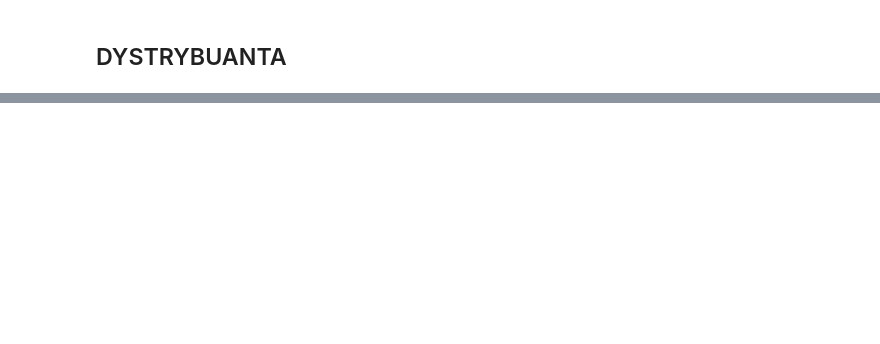
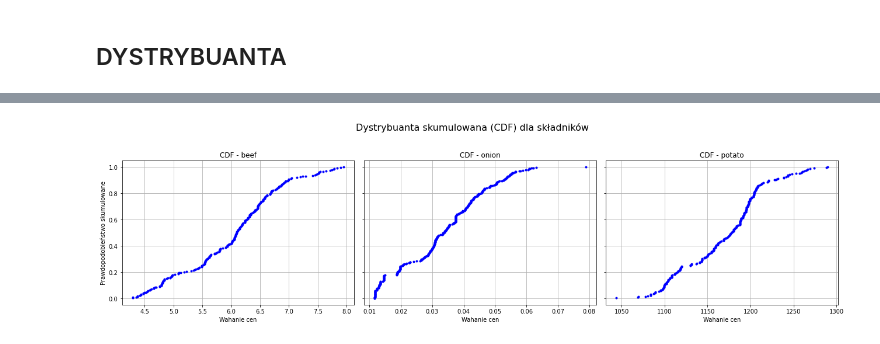
Before and after one commit to werpyr1003/Zarz-dzanie_ryzykiem_McDonald_Corporation, a Jupyter notebook: Projekt_2/Kody.ipynb, the cells around one changed output, grey strips where cells are left out. Saved outputs shown, nothing was run; the diff lists cells and outputs as text; code cells hidden in the pictures; blank space fills up the shorter version.

```diff
--- a/Projekt_2/Kody.ipynb
+++ b/Projekt_2/Kody.ipynb
@@ -25,0 +53,3 @@ logret_beef_data =  np.log(beef_data / beef_data.shift(1))
+# %%
+onion_data = onion_df['Close']
+logret_onion_data =  np.log(onion_data / onion_data.shift(1))
@@ -26,3 +78,6 @@ logret_beef_data =  np.log(beef_data / beef_data.shift(1))
+# %%
+tomato_data = tomato_df['Close']
+logret_tomato_data =  np.log(tomato_data / tomato_data.shift(1))
 # %% [markdown]
 # Ad. 1
 # %% [markdown]
@@ -81,0 +162,13 @@ print(calculate_quantiles(beef_data))
+# %%
+quantile_results = pd.DataFrame()
+
+for name, series in ingredients.items():
+    q_values = calculate_quantiles(series)
+    q_df = pd.DataFrame.from_dict(q_values, orient='index', columns=[name])
+
+    if quantile_results.empty:
+        quantile_results = q_df
+    else:
+        quantile_results = pd.concat([quantile_results, q_df], axis=1)
+
+display(quantile_results.style.format("{:.2f}"))
@@ -105,0 +202,27 @@ plot_cdf(logret_beef_data, "BEEF")
+# %%
+def plot_multiple_cdfs(data_dict):
+    fig, axes = plt.subplots(1, 3, figsize=(18, 5), sharey=True)
+
+    for ax, (name, data) in zip(axes, data_dict.items()):
+        sorted_data = np.sort(data)
+        cdf = np.arange(1, len(sorted_data) + 1) / len(sorted_data)
+
+        ax.plot(sorted_data, cdf, marker='.', linestyle='none', color='blue')
+        ax.set_title(f"CDF - {name}")
+        ax.set_xlabel("Wahanie cen")
+        ax.grid(True)
+
+    axes[0].set_ylabel("Prawdopodobieństwo skumulowane")
+    plt.suptitle("Dystrybuanta skumulowana (CDF) dla składników", fontsize=16)
+    plt.tight_layout(rect=[0, 0, 1, 0.95])
+    plt.show()
+
+data_dict = {
+    'beef': beef_data.squeeze(),
+    'onion': onion_data.squeeze(),
+    'potato': tomato_data.squeeze()
+}
+
+plot_multiple_cdfs(data_dict)
+# %% [output]
+[figure, added]
```
Also changed, not shown: parts of 16 cells of this notebook, 3 other files.
